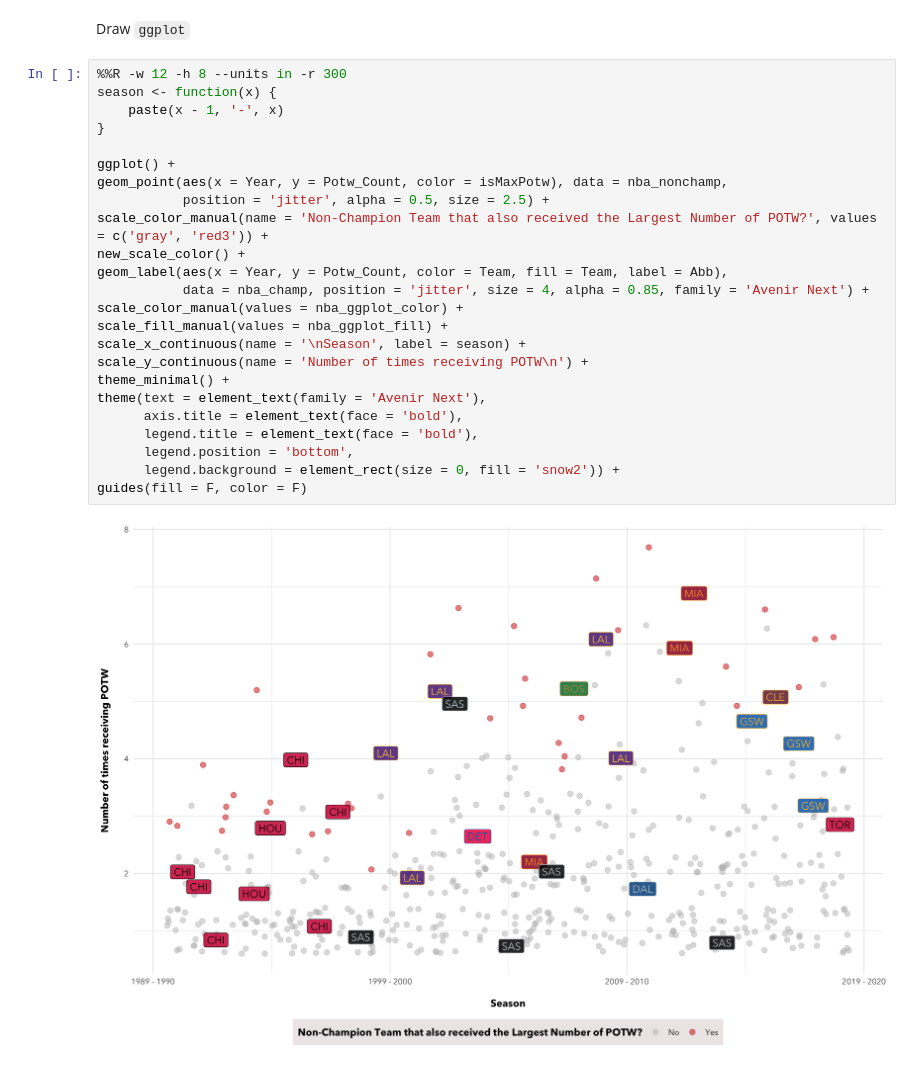
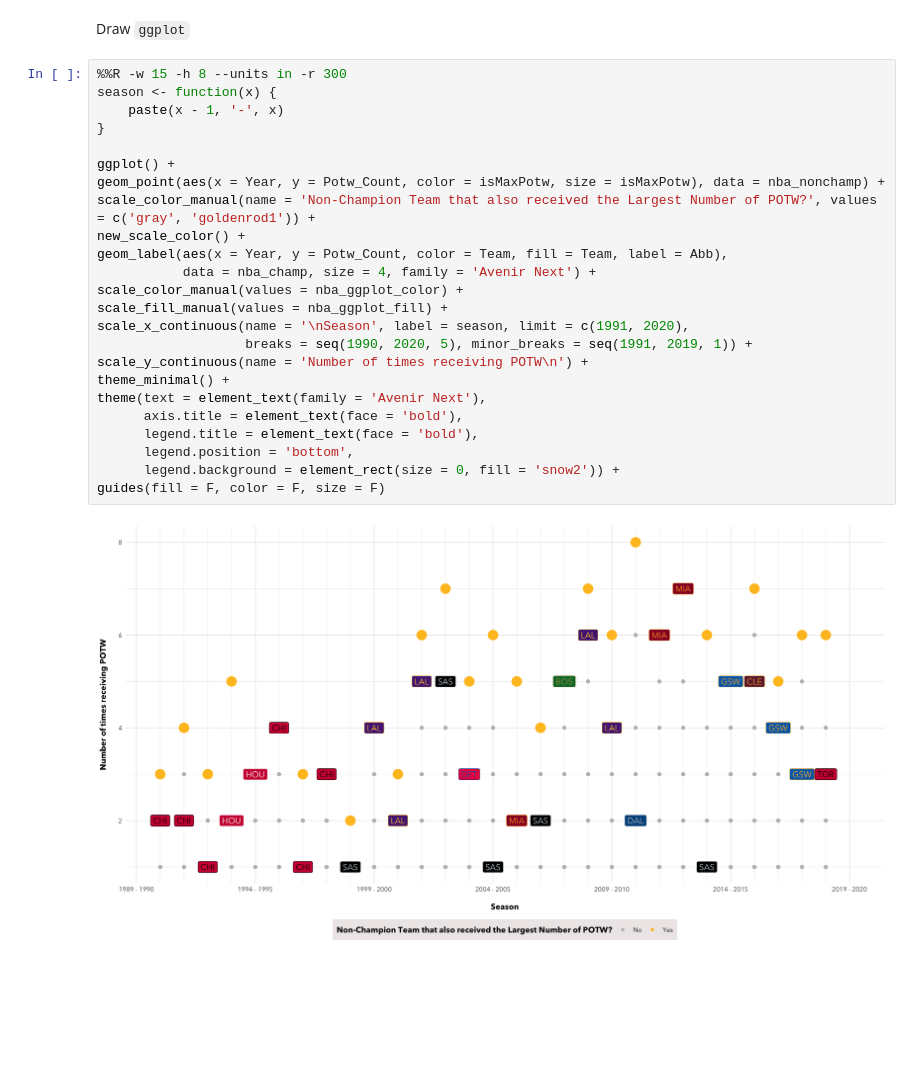
Before and after one commit to chunheisiu/NBA-POTW-Visualization, a Jupyter notebook: notebooks/_ggplot_3.ipynb, the cells around one changed output. Drawn from its saved outputs; the diff is of its cells as text; blank space fills up the shorter version.

```diff
--- a/notebooks/_ggplot_3.ipynb
+++ b/notebooks/_ggplot_3.ipynb
@@ -85,28 +85,28 @@ Pipe data frames into R
 # %% [markdown]
 Draw `ggplot`
 # %%
-%%R -w 12 -h 8 --units in -r 300
+%%R -w 15 -h 8 --units in -r 300
 season <- function(x) {
     paste(x - 1, '-', x)
 }
 
 ggplot() +
-geom_point(aes(x = Year, y = Potw_Count, color = isMaxPotw), data = nba_nonchamp,
-           position = 'jitter', alpha = 0.5, size = 2.5) +
-scale_color_manual(name = 'Non-Champion Team that also received the Largest Number of POTW?', values = c('gray', 'red3')) +
+geom_point(aes(x = Year, y = Potw_Count, color = isMaxPotw, size = isMaxPotw), data = nba_nonchamp) +
+scale_color_manual(name = 'Non-Champion Team that also received the Largest Number of POTW?', values = c('gray', 'goldenrod1')) +
 new_scale_color() +
 geom_label(aes(x = Year, y = Potw_Count, color = Team, fill = Team, label = Abb),
-           data = nba_champ, position = 'jitter', size = 4, alpha = 0.85, family = 'Avenir Next') +
+           data = nba_champ, size = 4, family = 'Avenir Next') +
 scale_color_manual(values = nba_ggplot_color) +
 scale_fill_manual(values = nba_ggplot_fill) +
-scale_x_continuous(name = '\nSeason', label = season) +
+scale_x_continuous(name = '\nSeason', label = season, limit = c(1991, 2020),
+                   breaks = seq(1990, 2020, 5), minor_breaks = seq(1991, 2019, 1)) +
 scale_y_continuous(name = 'Number of times receiving POTW\n') +
 theme_minimal() +
 theme(text = element_text(family = 'Avenir Next'),
       axis.title = element_text(face = 'bold'),
       legend.title = element_text(face = 'bold'),
       legend.position = 'bottom',
       legend.background = element_rect(size = 0, fill = 'snow2')) +
-guides(fill = F, color = F)
+guides(fill = F, color = F, size = F)
 # %% [output]
-[figure, old version]
+[figure, new version]
```
